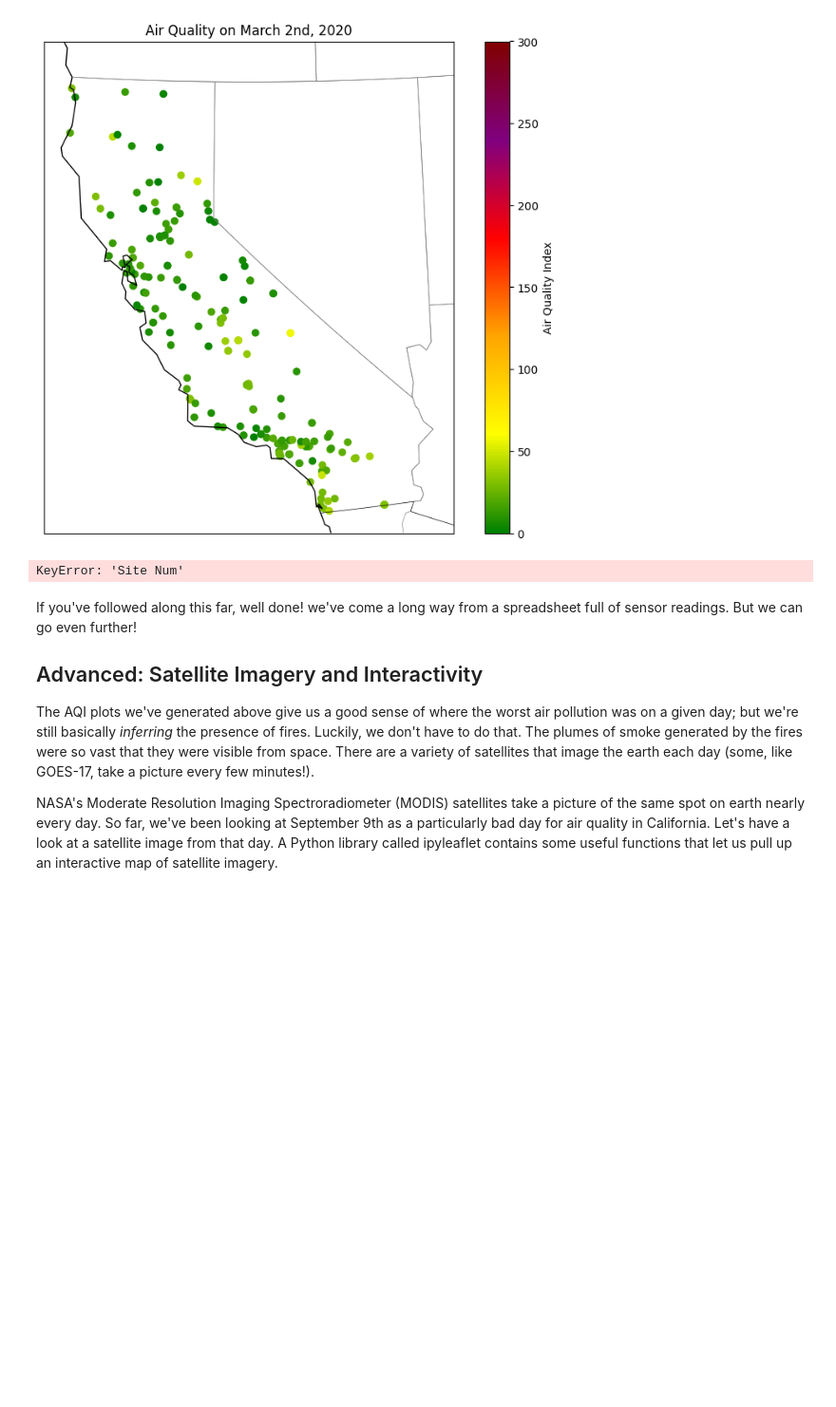
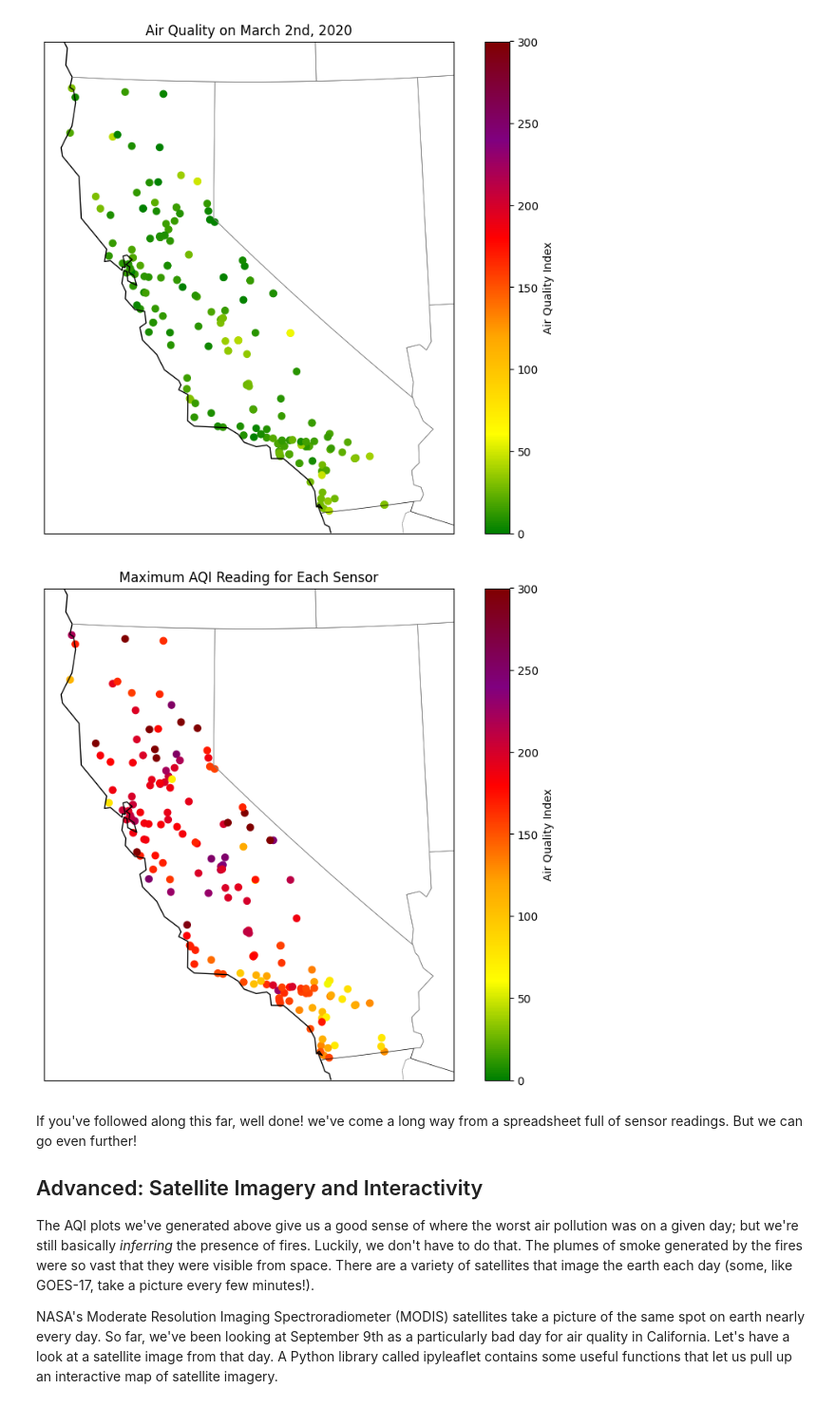
Before and after one commit to ilinashah177/QM2, a Jupyter notebook: W03_Spatial_Data.ipynb, the cells around one changed output. Shown at 95% size. Cells and saved outputs as stored; diff of their text form; code cells hidden in the pictures; blank space fills up the shorter version.

```diff
--- a/W03_Spatial_Data.ipynb
+++ b/W03_Spatial_Data.ipynb
@@ -442,35 +442,21 @@ plt.colorbar(label='Air Quality Index')
 <matplotlib.colorbar.Colorbar at 0x...>
 [figure]
 # %%
-# Group data by sensor and get maximum AQI
-max_aqi_by_sensor = df.groupby('Site Num')['AQI'].max().reset_index()
+max_aqi_by_sensor = df.groupby(['Site ID', 'latitude', 'longitude'])['AQI'].max().reset_index()
 
-# Merge with location data (latitude, longitude)
-max_aqi_with_location = pd.merge(max_aqi_by_sensor,
-                                  df[['Site Num', 'latitude', 'longitude']],
-                                  on='Site Num', how='left')
+map = Basemap(projection='lcc', resolution='l', lat_0=37.5, lon_0=-119, width=1E6, height=1.2E6)
 
-# Create a Basemap
-map = Basemap(projection='lcc', resolution='l',
-            lat_0=37.5, lon_0=-119,
-            width=1E6, height=1.2E6)
-
-# Draw map features
 map.drawcoastlines(color='black')
 map.drawcountries(color='black')
 map.drawstates(color='gray')
 
-# Plot maximum AQI values for each sensor
-map.scatter(max_aqi_with_location['longitude'],
-            max_aqi_with_location['latitude'],
-            latlon=True, c=max_aqi_with_location['AQI'],
-            cmap=aqi_colors, vmin=0, vmax=300)
+map.scatter(max_aqi_by_sensor['longitude'], max_aqi_by_sensor['latitude'], latlon=True, c=max_aqi_by_sensor['AQI'], cmap=aqi_colors, vmin=0, vmax=300)
 
-# Add title and colorbar
 plt.title('Maximum AQI Reading for Each Sensor')
-plt.colorbar(label='Air Quality Index');
+plt.colorbar(label='Air Quality Index')
+plt.show()
 # %% [output]
-KeyError: 'Site Num'
+[figure, added]
 # %% [markdown]
 If you've followed along this far, well done! we've come a long way from a spreadsheet full of sensor readings. But we can go even further!
 
```
